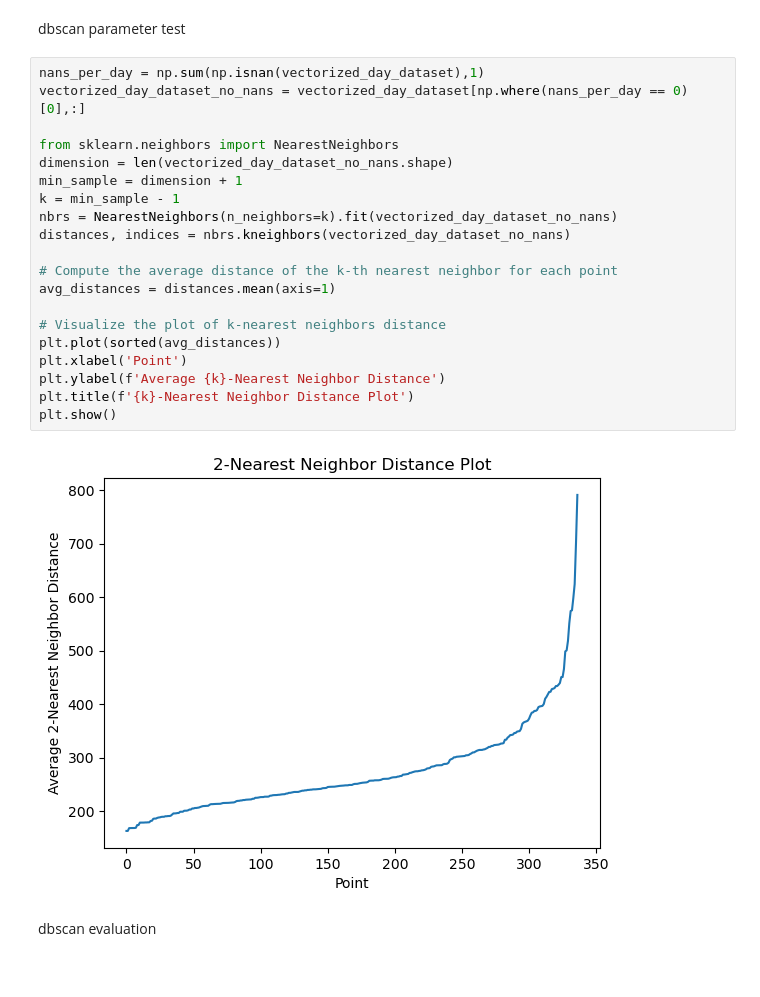
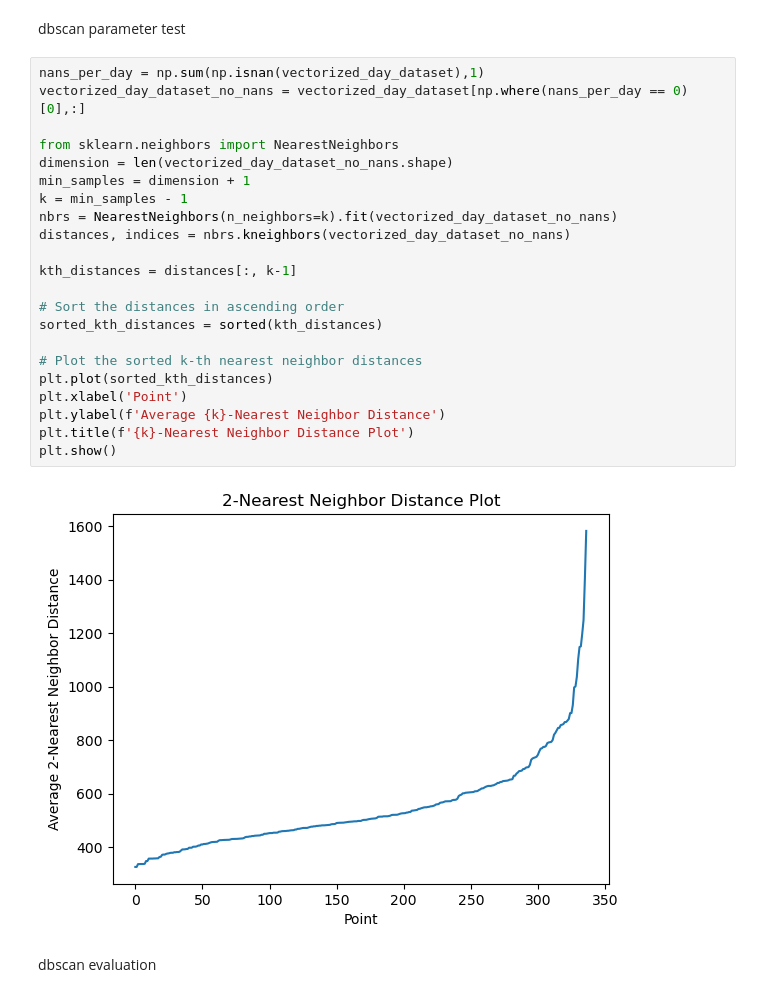
Before and after one commit to ELRambo/AITransport, a Jupyter notebook: Ex5/ex5.ipynb, the cells around one changed output. Cells and saved outputs as stored; diff of their text form.

```diff
--- a/Ex5/ex5.ipynb
+++ b/Ex5/ex5.ipynb
@@ -339,25 +339,27 @@ dbscan parameter test
 # %%
 nans_per_day = np.sum(np.isnan(vectorized_day_dataset),1)
 vectorized_day_dataset_no_nans = vectorized_day_dataset[np.where(nans_per_day == 0)[0],:]
 
 from sklearn.neighbors import NearestNeighbors
 dimension = len(vectorized_day_dataset_no_nans.shape)
-min_sample = dimension + 1
-k = min_sample - 1
+min_samples = dimension + 1
+k = min_samples - 1
 nbrs = NearestNeighbors(n_neighbors=k).fit(vectorized_day_dataset_no_nans)
 distances, indices = nbrs.kneighbors(vectorized_day_dataset_no_nans)
 
-# Compute the average distance of the k-th nearest neighbor for each point
-avg_distances = distances.mean(axis=1)
+kth_distances = distances[:, k-1]
 
-# Visualize the plot of k-nearest neighbors distance
-plt.plot(sorted(avg_distances))
+# Sort the distances in ascending order
+sorted_kth_distances = sorted(kth_distances)
+
+# Plot the sorted k-th nearest neighbor distances
+plt.plot(sorted_kth_distances)
 plt.xlabel('Point')
 plt.ylabel(f'Average {k}-Nearest Neighbor Distance')
 plt.title(f'{k}-Nearest Neighbor Distance Plot')
 plt.show()
 # %% [output]
-[figure, old version]
+[figure, new version]
 # %% [markdown]
 dbscan evaluation
 # %%
```
Also changed, not shown: parts of 1 cell of this notebook, 1 other file.
